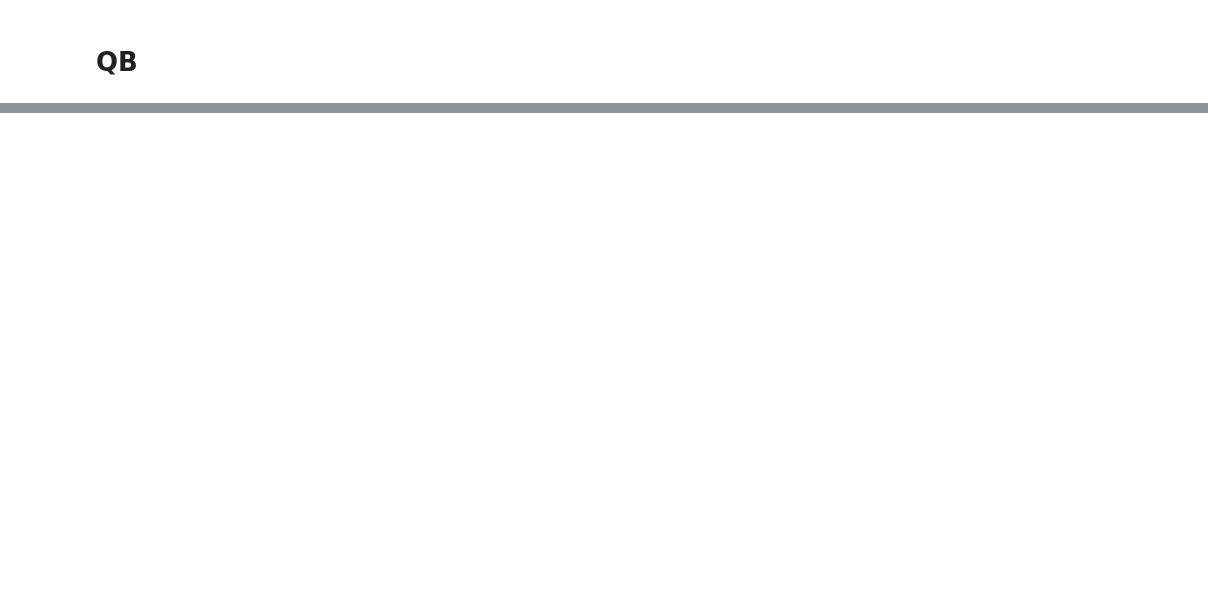
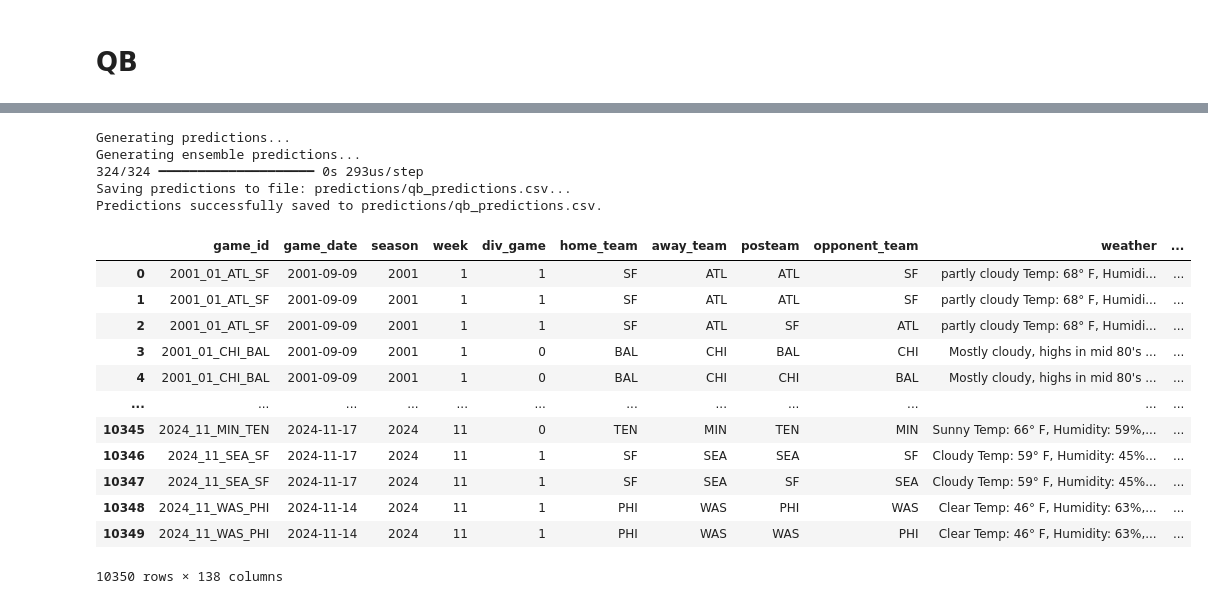
Before and after one commit to cse-6242-t134/nfl-fantasy-prediction-model, a Jupyter notebook: build_nfl_model_demo.ipynb, the cells around one changed output, grey strips where cells are left out. Saved outputs shown, nothing was run; the diff lists cells and outputs as text; code cells hidden in the pictures; blank space fills up the shorter version.

```diff
--- a/build_nfl_model_demo.ipynb
+++ b/build_nfl_model_demo.ipynb
@@ -231,0 +250,25 @@ Loss               NaN           NaN  366.052551         NaN
+# %%
+# Generate Ensemble model predictions and save them to a file
+predictions_qb = qb_obj.process_predictions(ensemble=True, save_to_file='predictions/qb_predictions.csv')
+# %% [output]
+Generating predictions...
+Generating ensemble predictions...
+324/324 ━━━━━━━━━━━━━━━━━━━━ 0s 293us/step
+Saving predictions to file: predictions/qb_predictions.csv...
+Predictions successfully saved to predictions/qb_predictions.csv.
+# %%
+predictions_qb
+# %% [output]
+|  | game_id | game_date | season | week | div_game | home_team | away_team | posteam | opponent_team | weather | ... |
+| 0 | 2001_01_ATL_SF | 2001-09-09 | 2001 | 1 | 1 | SF | ATL | ATL | SF | partly cloudy Temp: 68° F, Humidi... | ... |
+| 1 | 2001_01_ATL_SF | 2001-09-09 | 2001 | 1 | 1 | SF | ATL | ATL | SF | partly cloudy Temp: 68° F, Humidi... | ... |
+| 2 | 2001_01_ATL_SF | 2001-09-09 | 2001 | 1 | 1 | SF | ATL | SF | ATL | partly cloudy Temp: 68° F, Humidi... | ... |
+| 3 | 2001_01_CHI_BAL | 2001-09-09 | 2001 | 1 | 0 | BAL | CHI | BAL | CHI | Mostly cloudy, highs in mid 80's ... | ... |
+| 4 | 2001_01_CHI_BAL | 2001-09-09 | 2001 | 1 | 0 | BAL | CHI | CHI | BAL | Mostly cloudy, highs in mid 80's ... | ... |
+| ... | ... | ... | ... | ... | ... | ... | ... | ... | ... | ... | ... |
+| 10345 | 2024_11_MIN_TEN | 2024-11-17 | 2024 | 11 | 0 | TEN | MIN | TEN | MIN | Sunny Temp: 66° F, Humidity: 59%,... | ... |
+| 10346 | 2024_11_SEA_SF | 2024-11-17 | 2024 | 11 | 1 | SF | SEA | SEA | SF | Cloudy Temp: 59° F, Humidity: 45%... | ... |
+| 10347 | 2024_11_SEA_SF | 2024-11-17 | 2024 | 11 | 1 | SF | SEA | SF | SEA | Cloudy Temp: 59° F, Humidity: 45%... | ... |
+| 10348 | 2024_11_WAS_PHI | 2024-11-14 | 2024 | 11 | 1 | PHI | WAS | PHI | WAS | Clear Temp: 46° F, Humidity: 63%,... | ... |
+| 10349 | 2024_11_WAS_PHI | 2024-11-14 | 2024 | 11 | 1 | PHI | WAS | WAS | PHI | Clear Temp: 46° F, Humidity: 63%,... | ... |
+10350 rows × 138 columns
```
Also changed, not shown: parts of 21 cells of this notebook, 7 other files.
